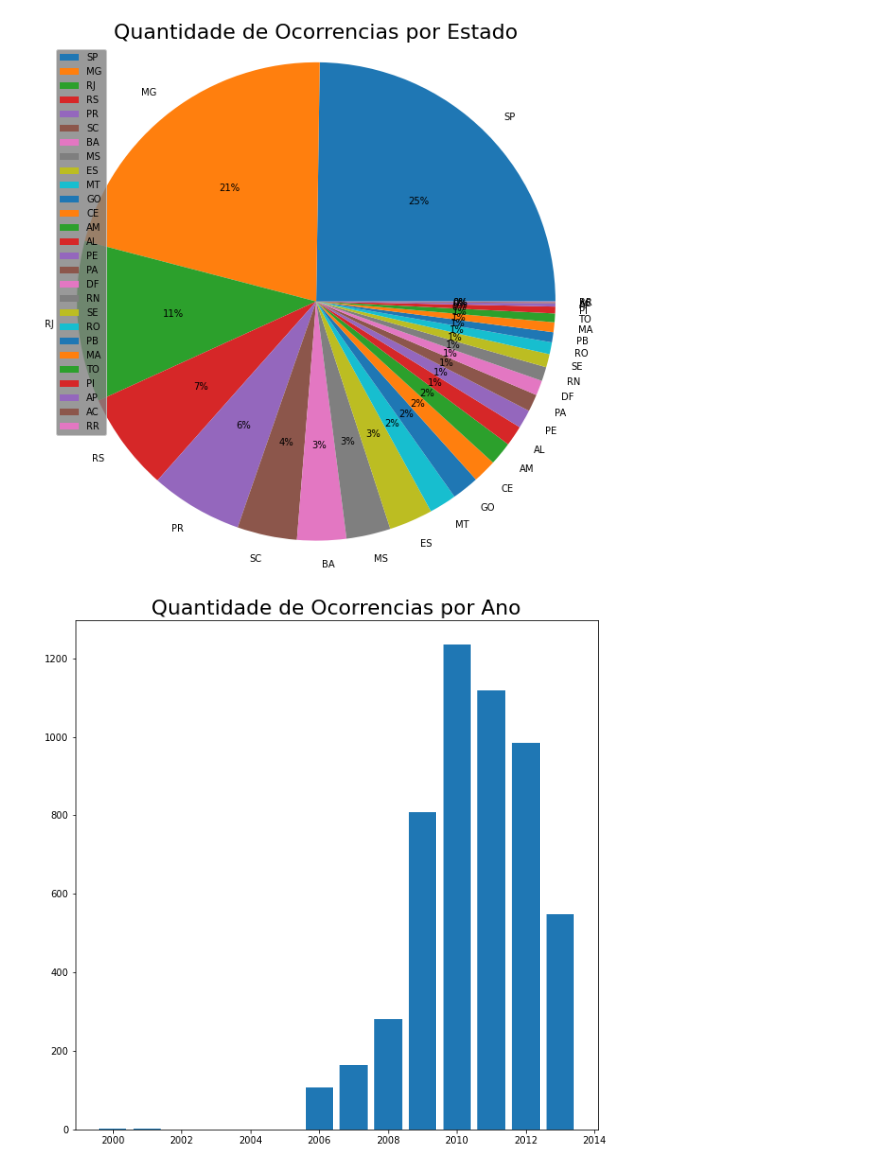
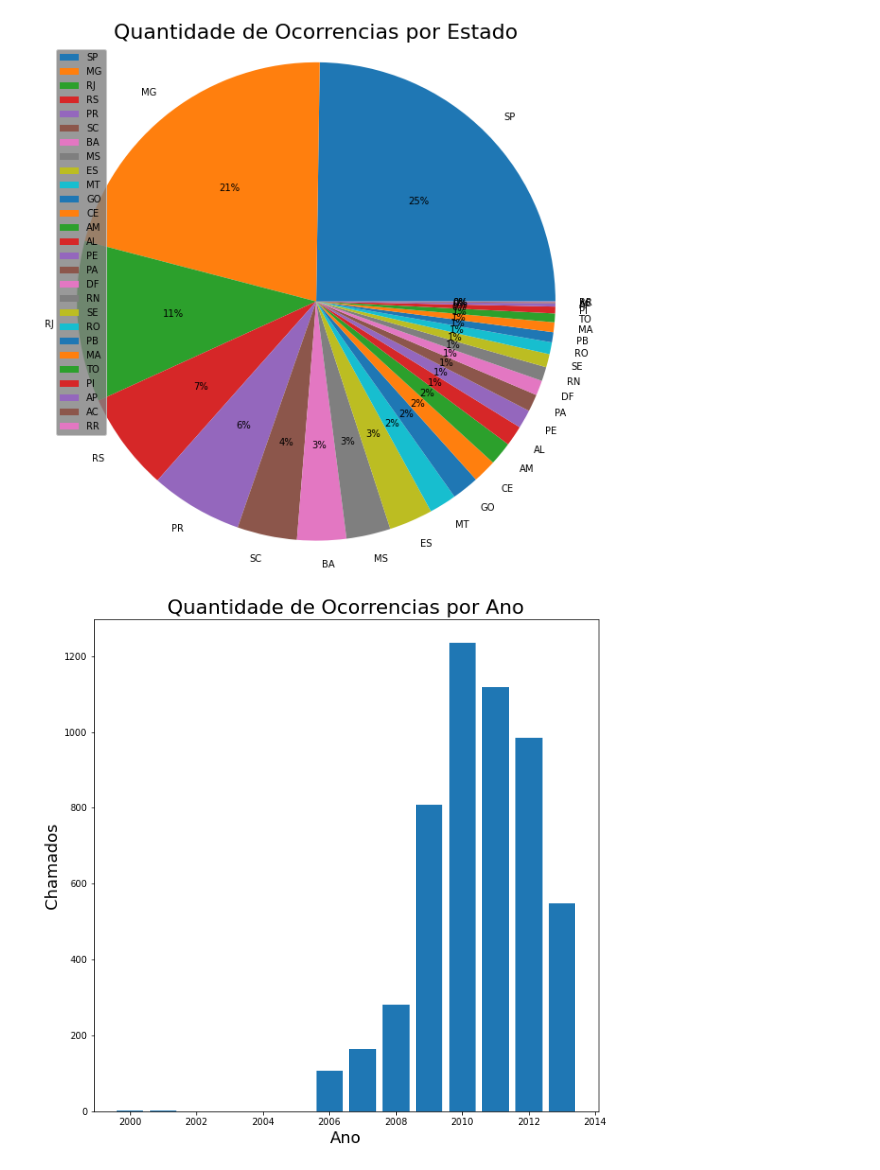
Before and after one commit to Aleister-LBRD/Python, a Jupyter notebook: Ibama/Ibama.ipynb, the cells around one changed output. Drawn from its saved outputs; the diff is of its cells as text; code cells hidden in the pictures.

```diff
--- a/Ibama/Ibama.ipynb
+++ b/Ibama/Ibama.ipynb
@@ -126,9 +130,11 @@ plt.savefig('Piechart_UF.png', transparent = True)
 # %%
 plt.figure(figsize=(10, 10))
 plt.title('Quantidade de Ocorrencias por Ano', fontsize=22, color='black')
 plt.bar(ano.index, ano)
 #plt.legend(facecolor='gray')
+plt.xlabel('Ano', fontsize=18)
+plt.ylabel('Chamados', fontsize=18)
 plt.show
 plt.savefig('Bars_Ano', transparent = True)
 # %% [output]
-[figure, old version]
+[figure, new version]
```
Also changed, not shown: parts of 4 cells of this notebook, 4 other files.
